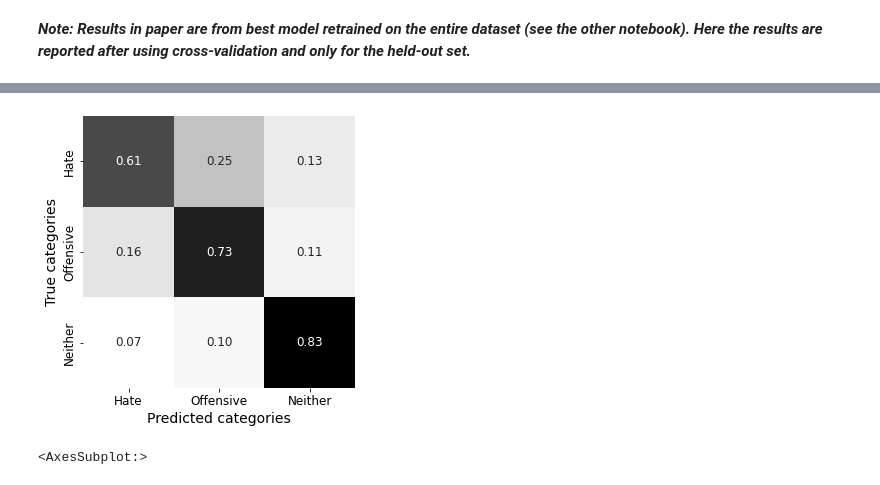
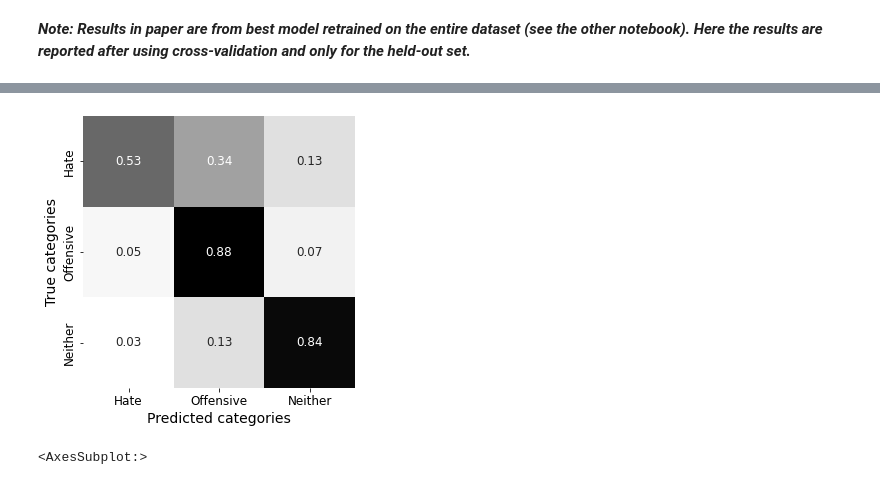
Before and after one commit to Mathew-Westfields/H8-Detect, a Jupyter notebook: src/davidson_baseline_nofeat.ipynb, the cells around one changed output, grey strips where cells are left out. Saved outputs shown, nothing was run; the diff lists cells and outputs as text; code cells hidden in the pictures.

```diff
--- a/src/davidson_baseline_nofeat.ipynb
+++ b/src/davidson_baseline_nofeat.ipynb
@@ -193,10 +193,11 @@ from sklearn.model_selection import StratifiedKFold, GridSearchCV
 from sklearn.pipeline import Pipeline
 # %%
 select = SelectFromModel(LogisticRegression(class_weight='balanced',penalty="l1",C=0.01,solver="liblinear"))
-select.fit(X_train,y_train)
+select.fit(X,y)
 
 X_train_ = select.transform(X_train)
 X_test_ = select.transform(X_test)
+X_ = select.transform(X)
 # %%
-#model = LinearSVC(class_weight='balanced',C=0.01, penalty='l2', loss='squared_hinge',multi_class='ovr').fit(X_, y)
-model = LogisticRegression(class_weight='balanced',penalty='l2',C=0.01).fit(X_train_,y_train)
+model = LinearSVC(class_weight='balanced',C=0.01, penalty='l2', loss='squared_hinge',multi_class='ovr').fit(X_, y)
+#model = LogisticRegression(class_weight='balanced',penalty='l2',C=0.01).fit(X_train_,y_train)
@@ -211,6 +204,6 @@ Please also refer to the documentation for alternative solver options:
 # %%
 
-y_preds = model.predict(X_test_)
+y_preds = model.predict(X_)
 # %% [markdown]
 ## Evaluating the results
 # %%
@@ -317,21 +308,21 @@ weighted avg       0.85      0.74      0.78      2480
 # %%
 from sklearn.metrics import confusion_matrix
-confusion_matrix = confusion_matrix(y_test,y_preds)
+confusion_matrix = confusion_matrix(y,y_preds)
 matrix_proportions = np.zeros((3,3))
 for i in range(0,3):
     matrix_proportions[i,:] = confusion_matrix[i,:]/float(confusion_matrix[i,:].sum())
 names=['Hate','Offensive','Neither']
 confusion_df = pd.DataFrame(matrix_proportions, index=names,columns=names)
 plt.figure(figsize=(5,5))
 seaborn.heatmap(confusion_df,annot=True,annot_kws={"size": 12},cmap='gist_gray_r',cbar=False, square=True,fmt='.2f')
 plt.ylabel(r'True categories',fontsize=14)
 plt.xlabel(r'Predicted categories',fontsize=14)
 plt.tick_params(labelsize=12)
 
 #Uncomment line below if you want to save the output
-#plt.savefig('../report/nofeat_confusion.jpg')
+plt.savefig('../report/tables-figures/nofeat_confusion.jpg')
 # %% [output]
-[figure, old version]
+[figure, new version]
 # %%
 #True distribution
 y.hist()
```
Also changed, not shown: parts of 5 cells of this notebook, 1 other file.
